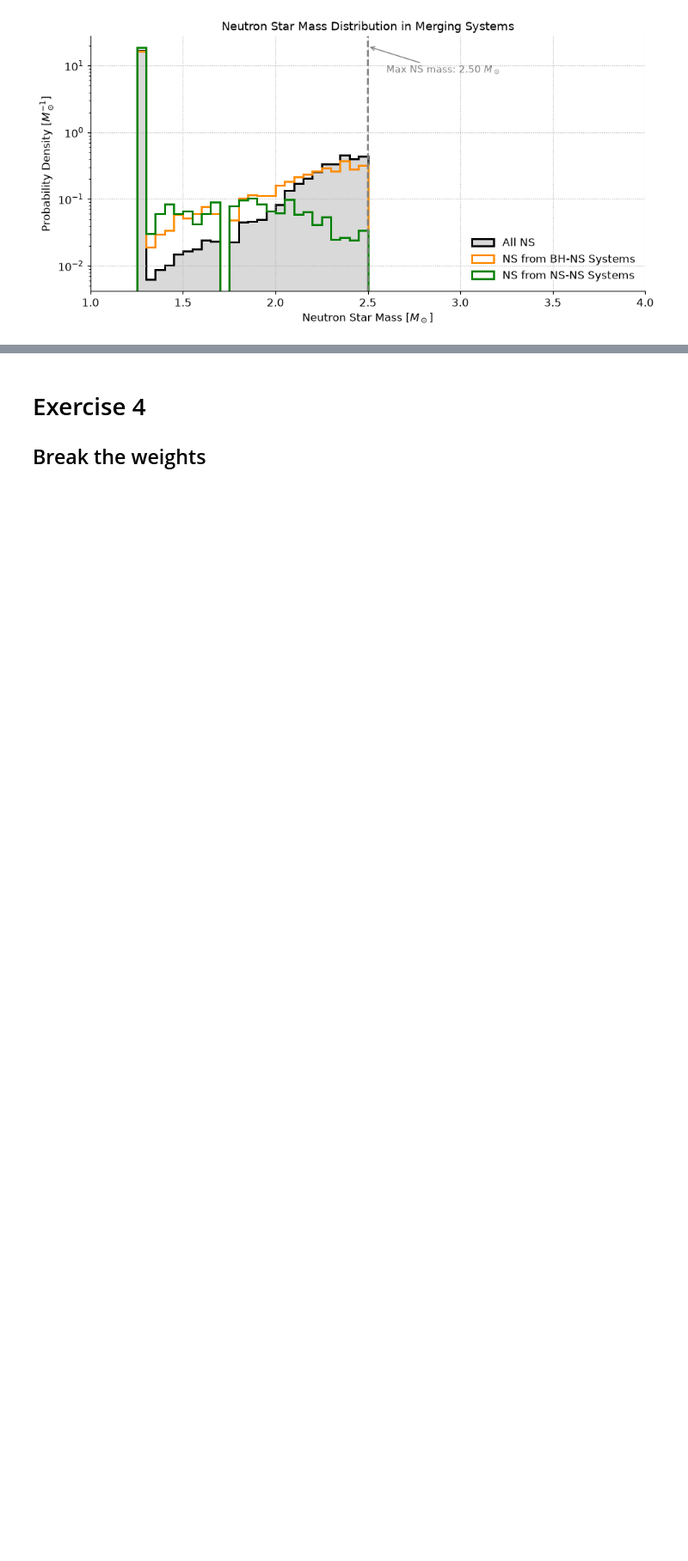
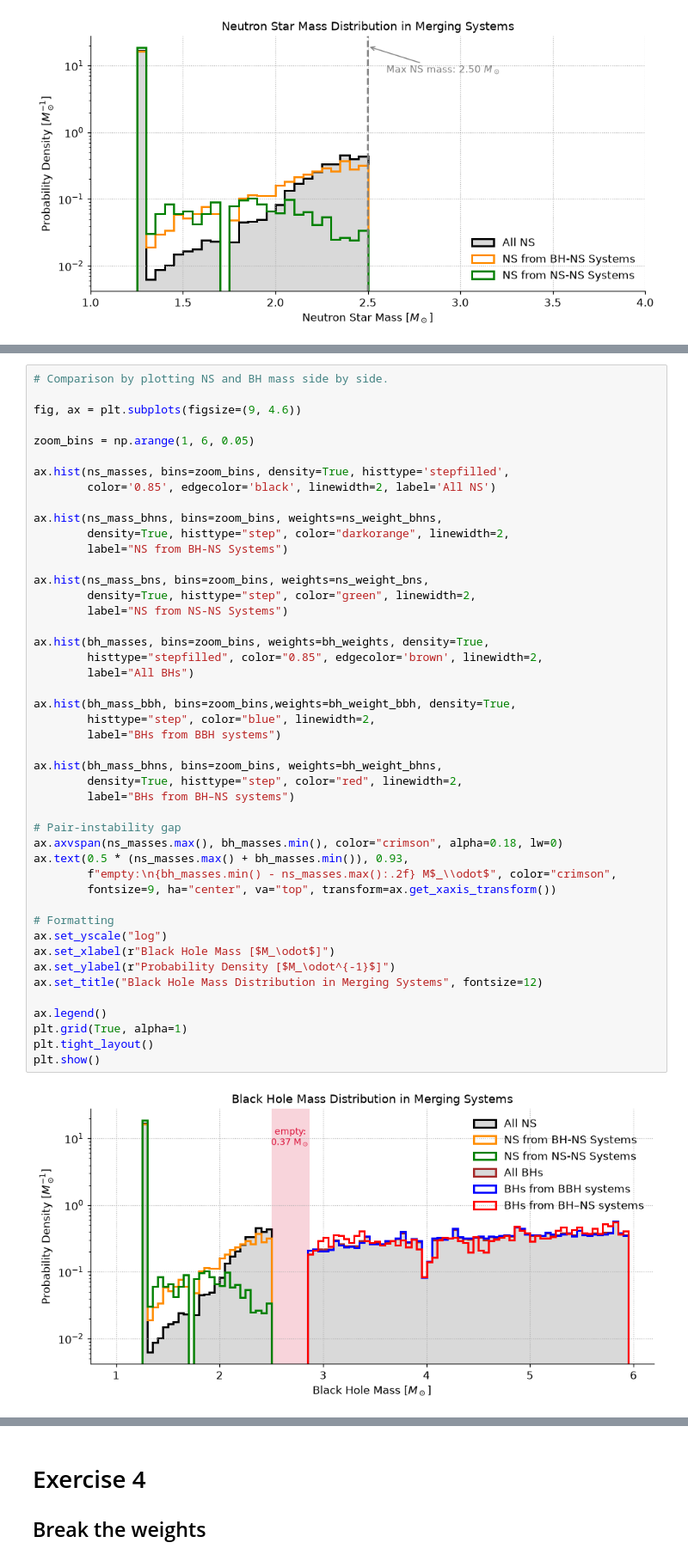
Before and after one commit to m-harry-9/GROWL_harry, a Jupyter notebook: onboarding_2/Second_exercise.ipynb, the cells around one changed output, grey strips where cells are left out. Shown at 86% size. Saved outputs shown, nothing was run; the diff lists cells and outputs as text; blank space fills up the shorter version.

```diff
--- a/onboarding_2/Second_exercise.ipynb
+++ b/onboarding_2/Second_exercise.ipynb
@@ -479,3 +475,51 @@ plt.show()
+# %%
+# Comparison by plotting NS and BH mass side by side.
+
+fig, ax = plt.subplots(figsize=(9, 4.6))
+
+zoom_bins = np.arange(1, 6, 0.05)
+
+ax.hist(ns_masses, bins=zoom_bins, density=True, histtype='stepfilled',
+        color='0.85', edgecolor='black', linewidth=2, label='All NS')
+
+ax.hist(ns_mass_bhns, bins=zoom_bins, weights=ns_weight_bhns,
+        density=True, histtype="step", color="darkorange", linewidth=2,
+        label="NS from BH-NS Systems")
+
+ax.hist(ns_mass_bns, bins=zoom_bins, weights=ns_weight_bns,
+        density=True, histtype="step", color="green", linewidth=2,
+        label="NS from NS-NS Systems")
+
+ax.hist(bh_masses, bins=zoom_bins, weights=bh_weights, density=True,
+        histtype="stepfilled", color="0.85", edgecolor='brown', linewidth=2,
+        label="All BHs")
+
+ax.hist(bh_mass_bbh, bins=zoom_bins,weights=bh_weight_bbh, density=True,
+        histtype="step", color="blue", linewidth=2,
+        label="BHs from BBH systems")
+
+ax.hist(bh_mass_bhns, bins=zoom_bins, weights=bh_weight_bhns,
+        density=True, histtype="step", color="red", linewidth=2,
+        label="BHs from BH–NS systems")
+
+# Pair-instability gap
+ax.axvspan(ns_masses.max(), bh_masses.min(), color="crimson", alpha=0.18, lw=0)
+ax.text(0.5 * (ns_masses.max() + bh_masses.min()), 0.93,
+        f"empty:\n{bh_masses.min() - ns_masses.max():.2f} M$_\\odot$", color="crimson",
+        fontsize=9, ha="center", va="top", transform=ax.get_xaxis_transform())
+
+# Formatting
+ax.set_yscale("log")
+ax.set_xlabel(r"Black Hole Mass [$M_\odot$]")
+ax.set_ylabel(r"Probability Density [$M_\odot^{-1}$]")
+ax.set_title("Black Hole Mass Distribution in Merging Systems", fontsize=12)
+
+ax.legend()
+plt.grid(True, alpha=1)
+plt.tight_layout()
+plt.show()
+# %% [output]
+[figure, added]
 # %% [markdown]
 ### **Discussion**
 
```
Also changed, not shown: parts of 2 cells of this notebook, 1 other file.
